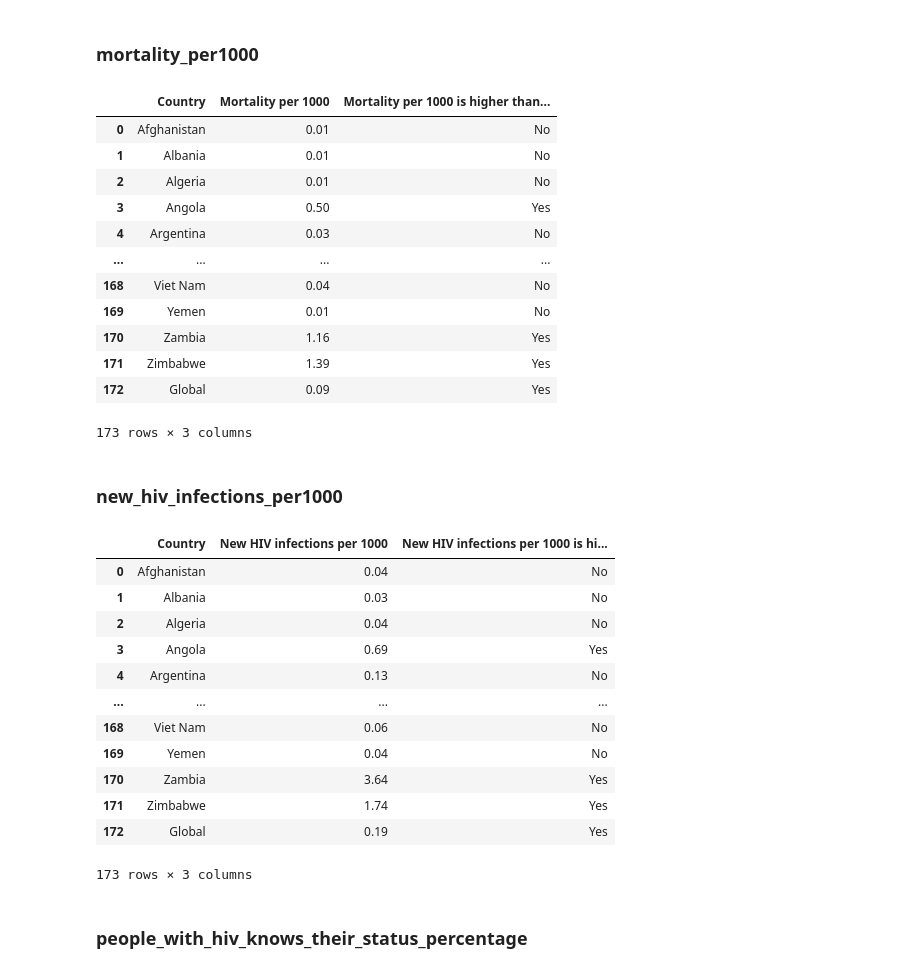
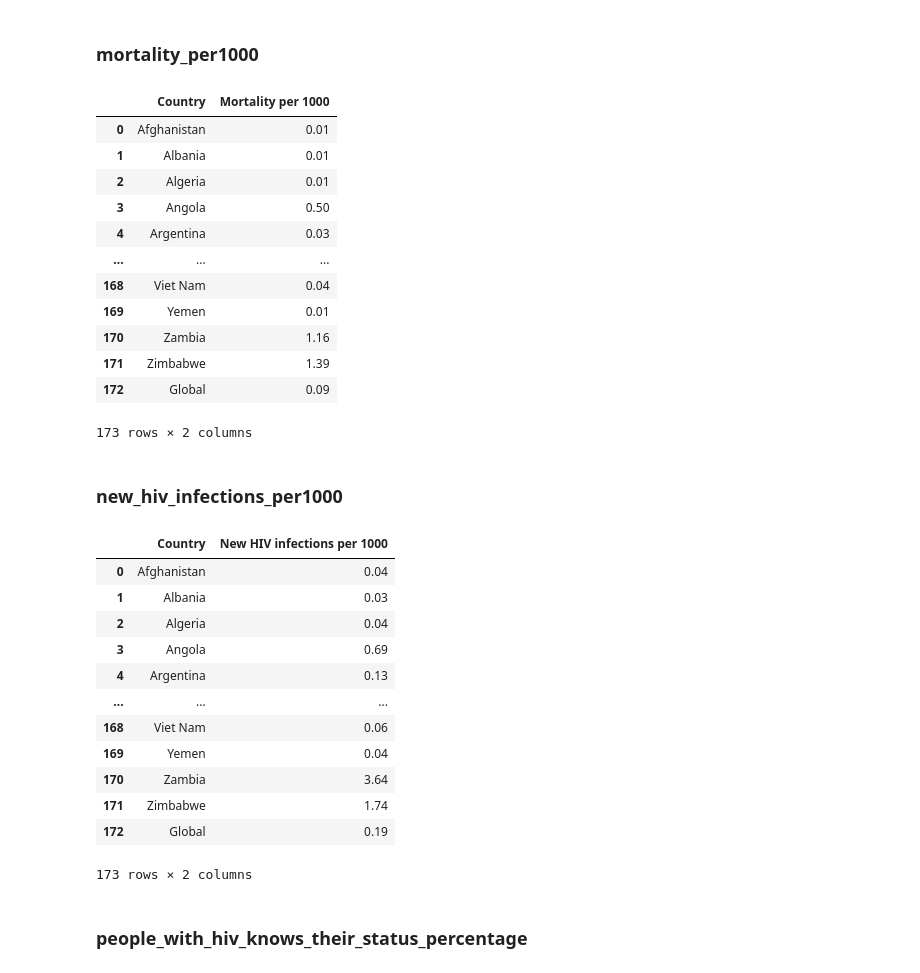
Before and after one commit to henriquelouz/unaids-dataset, a Jupyter notebook: main.ipynb, the cells around one changed output. Saved outputs shown, nothing was run; the diff lists cells and outputs as text; code cells hidden in the pictures.

```diff
--- a/main.ipynb
+++ b/main.ipynb
@@ -357,23 +396,22 @@ legal_protections_for_transgender_people
 # %%
 mortality_per1000 = pd.read_csv('mortality-per1000.csv', sep=',', skipinitialspace=True)
 mortality_per1000 = clean_numeric_values(mortality_per1000, '2020')
 mortality_per1000.rename(columns={'2020': 'Mortality per 1000'}, inplace=True)
-booleanize_higher_than_median_values(mortality_per1000, 'Mortality per 1000')
 mortality_per1000
 # %% [output]
-|  | Country | Mortality per 1000 | Mortality per 1000 is higher than... |
-| 0 | Afghanistan | 0.01 | No |
-| 1 | Albania | 0.01 | No |
-| 2 | Algeria | 0.01 | No |
-| 3 | Angola | 0.50 | Yes |
-| 4 | Argentina | 0.03 | No |
-| ... | ... | ... | ... |
-| 168 | Viet Nam | 0.04 | No |
-| 169 | Yemen | 0.01 | No |
-| 170 | Zambia | 1.16 | Yes |
-| 171 | Zimbabwe | 1.39 | Yes |
-| 172 | Global | 0.09 | Yes |
+|  | Country | Mortality per 1000 |
+| 0 | Afghanistan | 0.01 |
+| 1 | Albania | 0.01 |
+| 2 | Algeria | 0.01 |
+| 3 | Angola | 0.50 |
+| 4 | Argentina | 0.03 |
+| ... | ... | ... |
+| 168 | Viet Nam | 0.04 |
+| 169 | Yemen | 0.01 |
+| 170 | Zambia | 1.16 |
+| 171 | Zimbabwe | 1.39 |
+| 172 | Global | 0.09 |
-173 rows × 3 columns
+173 rows × 2 columns
 # %% [markdown]
 ### new_hiv_infections_per1000
 # %%
@@ -381,22 +419,21 @@ new_hiv_infections_per1000 = pd.read_csv('new-hiv-infections-per1000.csv', sep='
 new_hiv_infections_per1000 = new_hiv_infections_per1000[['Country', '2020']]
 new_hiv_infections_per1000 = clean_numeric_values(new_hiv_infections_per1000, '2020')
 new_hiv_infections_per1000.rename(columns={'2020': 'New HIV infections per 1000'}, inplace=True)
-booleanize_higher_than_median_values(new_hiv_infections_per1000, 'New HIV infections per 1000')
 new_hiv_infections_per1000
 # %% [output]
-|  | Country | New HIV infections per 1000 | New HIV infections per 1000 is hi... |
-| 0 | Afghanistan | 0.04 | No |
-| 1 | Albania | 0.03 | No |
-| 2 | Algeria | 0.04 | No |
-| 3 | Angola | 0.69 | Yes |
-| 4 | Argentina | 0.13 | No |
-| ... | ... | ... | ... |
-| 168 | Viet Nam | 0.06 | No |
-| 169 | Yemen | 0.04 | No |
-| 170 | Zambia | 3.64 | Yes |
-| 171 | Zimbabwe | 1.74 | Yes |
-| 172 | Global | 0.19 | Yes |
+|  | Country | New HIV infections per 1000 |
+| 0 | Afghanistan | 0.04 |
+| 1 | Albania | 0.03 |
+| 2 | Algeria | 0.04 |
+| 3 | Angola | 0.69 |
+| 4 | Argentina | 0.13 |
+| ... | ... | ... |
+| 168 | Viet Nam | 0.06 |
+| 169 | Yemen | 0.04 |
+| 170 | Zambia | 3.64 |
+| 171 | Zimbabwe | 1.74 |
+| 172 | Global | 0.19 |
-173 rows × 3 columns
+173 rows × 2 columns
 # %% [markdown]
 ### people_with_hiv_knows_their_status_percentage
 # %%
```
Also changed, not shown: parts of 25 cells of this notebook, 1 other file.
